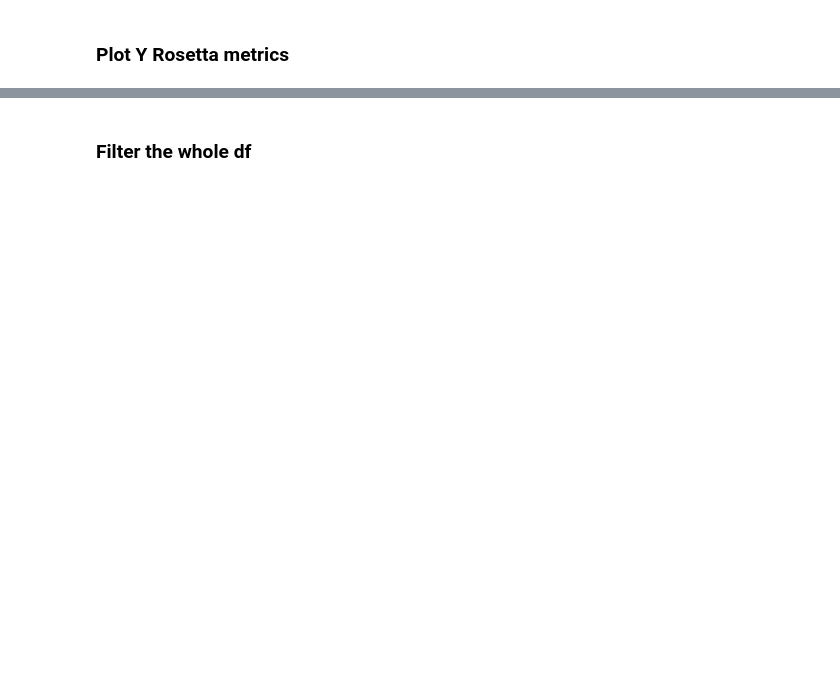
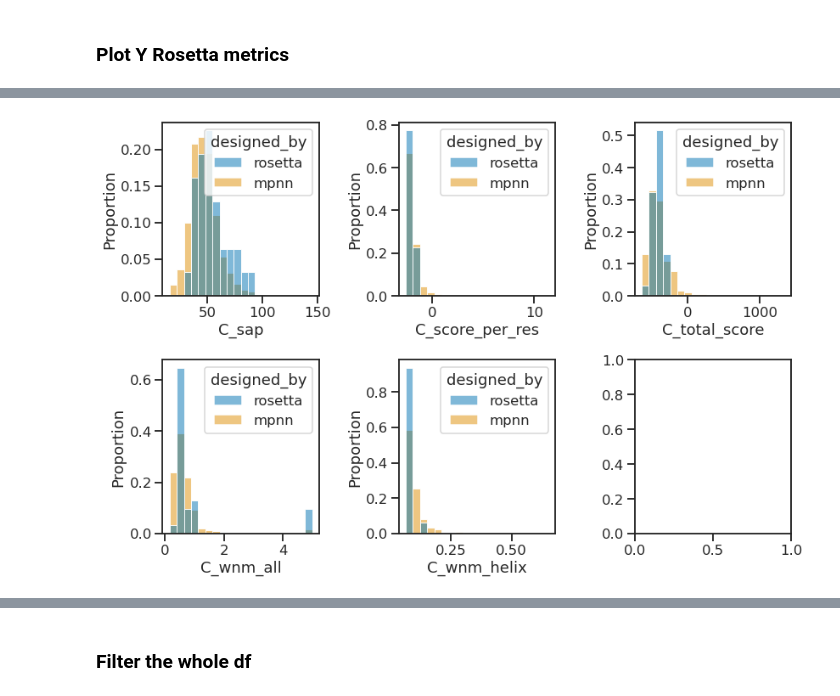
Before and after one commit to proleu/crispy_shifty, a Jupyter notebook: projects/crispy_shifties/09_filter_and_order.ipynb, the cells around one changed output, grey strips where cells are left out. Saved outputs shown, nothing was run; the diff lists cells and outputs as text; code cells hidden in the pictures; blank space fills up the shorter version.

```diff
--- a/projects/crispy_shifties/09_filter_and_order.ipynb
+++ b/projects/crispy_shifties/09_filter_and_order.ipynb
@@ -180,12 +192,16 @@ plt.savefig(os.path.join(output_path, "B_all_scores.png"))
 # %%
 cols = [col for col in scores_df.columns if "C_" in col and "final_seq" not in col]
 
 the_fig = histplot_df(
     df=sample_df,
     cols=cols,
+    hue="designed_by",
+    stat="proportion",
+    common_norm=False,
     bins=20,
-    hue="designed_by",
 )
 plt.savefig(os.path.join(output_path, "C_all_scores.png"))
+# %% [output]
+[figure, added]
 # %%
 sample_df["delta_sap_XY"] = sample_df["Y_sap"] - (
```
Also changed, not shown: parts of 21 cells of this notebook, 1 other file.
